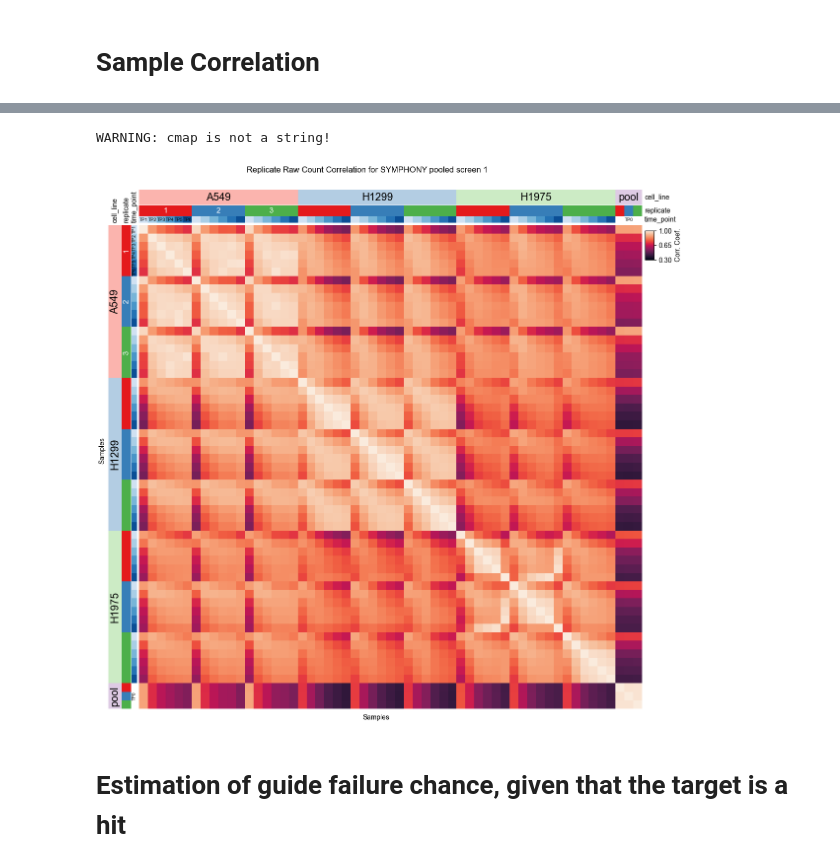
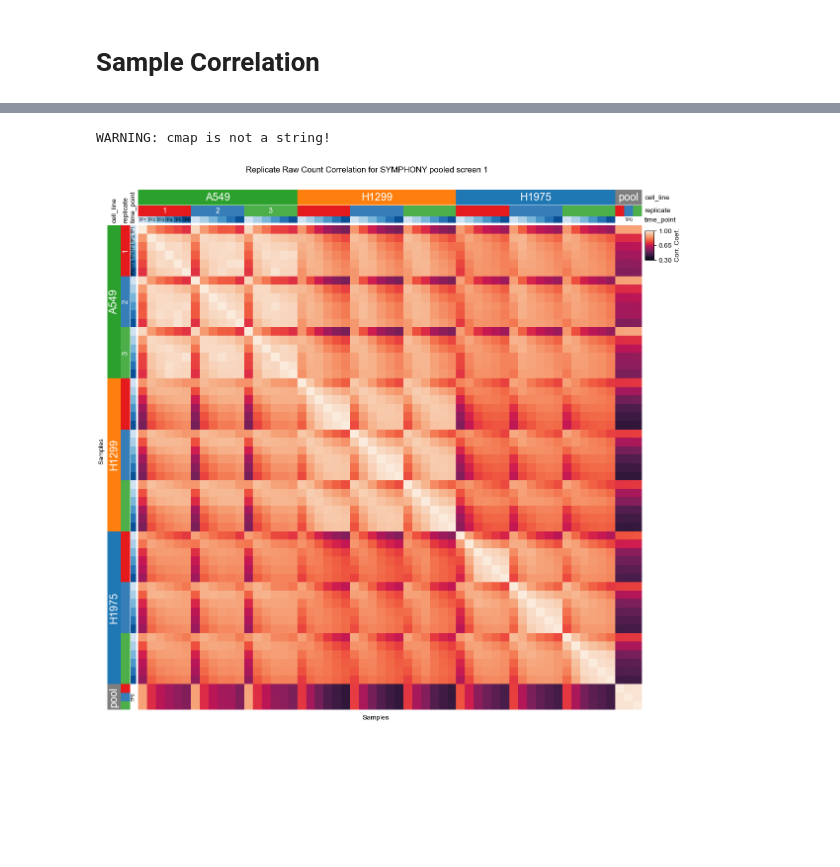
Before and after one commit to stefanpeidli/SYM101, a Jupyter notebook: notebooks/SYM101_QC.ipynb, the cells around one changed output, grey strips where cells are left out. Saved outputs shown, nothing was run; the diff lists cells and outputs as text; code cells hidden in the pictures; blank space fills up the shorter version.

```diff
--- a/notebooks/SYM101_QC.ipynb
+++ b/notebooks/SYM101_QC.ipynb
@@ -44,7 +40,7 @@ cell_line_dict=config['cell_lines']
 # %% [markdown]
 # Stats of counts per guide
 # %%
-df = pd.read_csv(Path(config['TEMPDIR']) / 'pooled_screen_1/pooled_screen_1_counts.csv', index_col=0)
+df = pd.read_csv(Path(config['TEMPDIR']) / 'SYM101_counts_corrected.csv', index_col=0)
 sample_names = np.sort(df.columns[12:])
 pools = ['Sym-pool-1-3', 'Sym-pool-1-1', 'Sym-pool-1-2']
 pools = np.sort(pools)
@@ -74,3 +70,23 @@ pl.savefig('../results/qc_plots/hist_read_counts_per_guide_in_plasmid_pools.pdf'
 pl.show()
 # %% [output]
 [figure]
+# %%
+# Guides per gene distribution
+cell_line = pd.Series({x: int(x.split('-')[1]) if 'pool' not in x else 'pool' for x in sample_names}).replace(cell_line_dict)
+replicate = pd.Series({x: x.split('-')[2][-1] if 'pool' not in x else x.split('-')[-1] for x in sample_names})
+time_point = pd.Series({x: x.split('-')[3].split('_')[0] if 'pool' not in x else 'TP0' for x in sample_names})
+# %%
+fig, axss = pl.subplots(6, 3, figsize=(4*3, 2*6), sharex='col', sharey=True, gridspec_kw={'hspace': 0, 'wspace': 0})
+axss=axss
+for i, cl in enumerate(['H1975', 'H1299', 'A549']):
+    for j, tp in enumerate(['TP1', 'TP2', 'TP3', 'TP4', 'TP5', 'TP6']):
+        ax = axss[j, i]
+        sample = sample_names[(time_point == tp) & (cell_line == cl)]
+        df_ = df.loc[:, sample].sum(1)
+        sns.histplot(df_, bins=100, color=cell_line_colors[cl], label='Non-targeting Guides', ax=ax)
+        ax.set_xlabel('Number of Guide counts across replicates')
+        ax.set_ylabel('Number of Genes')
+        ax.set_title(f'{cl} {tp}', y=0.85)
+pl.suptitle(f'Distribution of Read Counts Per Gene per cell line (replicates summed up)', y=0.90)
+pl.savefig('../results/qc_plots/hist_read_counts_per_gene.pdf', bbox_inches='tight')
+pl.show()
@@ -144,7 +175,7 @@ pl.show()
 # %% [markdown]
 # Sample Correlation
 # %%
-df = pd.read_csv(Path(config['TEMPDIR']) / 'pooled_screen_1/pooled_screen_1_counts.csv', index_col=0)
+df = pd.read_csv(Path(config['TEMPDIR']) / 'SYM101_counts_corrected.csv', index_col=0)
 sample_names = np.sort(df.columns[12:])
 pools = ['Sym-pool-1-3', 'Sym-pool-1-1', 'Sym-pool-1-2']
 pools = np.sort(pools)
@@ -179,35 +199,33 @@ data = pairwise_correlations.loc[order, order]
 # Create the colormap
 from matplotlib.colors import LinearSegmentedColormap
 cmap = sns.color_palette('Blues', as_cmap=True)
 colors = [cmap(x) for x in np.linspace(0.2, 0.9, 7)] + [(1, 1, 1, 1)]  # white for TP0
 time_cmap = LinearSegmentedColormap.from_list("gradual_colormap", colors, N=7)
 
 annot_kwargs = dict(
-    cell_line=pch.anno_simple(cell_line.loc[order], add_text=True, height=7, cmap='Pastel1'),
+    cell_line=pch.anno_simple(cell_line.loc[order], add_text=True, height=7, colors=cell_line_colors),
     replicate=pch.anno_simple(replicate.loc[order], add_text=True, height=5),
     time_point=pch.anno_simple(time_point.loc[order], add_text=True, height=3, cmap=time_cmap),
     verbose=0, plot_legend=False
 )
 top_ha = pch.HeatmapAnnotation(axis=1, **annot_kwargs)
 left_ha = pch.HeatmapAnnotation(axis=0, **annot_kwargs)
 
 pl.figure(figsize=(14, 12))
 cm = pch.ClusterMapPlotter(
     data=data, left_annotation=left_ha, top_annotation=top_ha,
     row_cluster=False, col_cluster=False,
     label='beta', row_dendrogram=False, col_dendrogram=False,
     legend_gap=7, rasterized=True, cmap='rocket', vmin=0.3, vmax=1,
     legend_kws=dict(label='Corr. Coef.'),
     xlabel="Samples", ylabel='Samples', legend_hpad=0,
     verbose=0
 )
 pl.suptitle('Replicate Raw Count Correlation for SYMPHONY pooled screen 1', y=0.92)
 pl.savefig('../results/qc_plots/qc_correlation_heatmap_simple.png', dpi=300)
-pl.savefig('../results/qc_plots/qc_correlation_heatmap_simple.pdf', dpi=300)
+pl.savefig('../results/qc_plots/qc_correlation_heatmap_simple.pdf', dpi=300, bbox_inches='tight')
 pairwise_correlations.to_csv('../results/qc_plots/qc_correlation_source_data.csv')
 pl.show()
 # %% [output]
 WARNING: cmap is not a string!
-[figure, old version]
+[figure, new version]
-# %% [markdown]
-# Estimation of guide failure chance, given that the target is a hit
```
Also changed, not shown: parts of 20 cells of this notebook, 6 other files.
